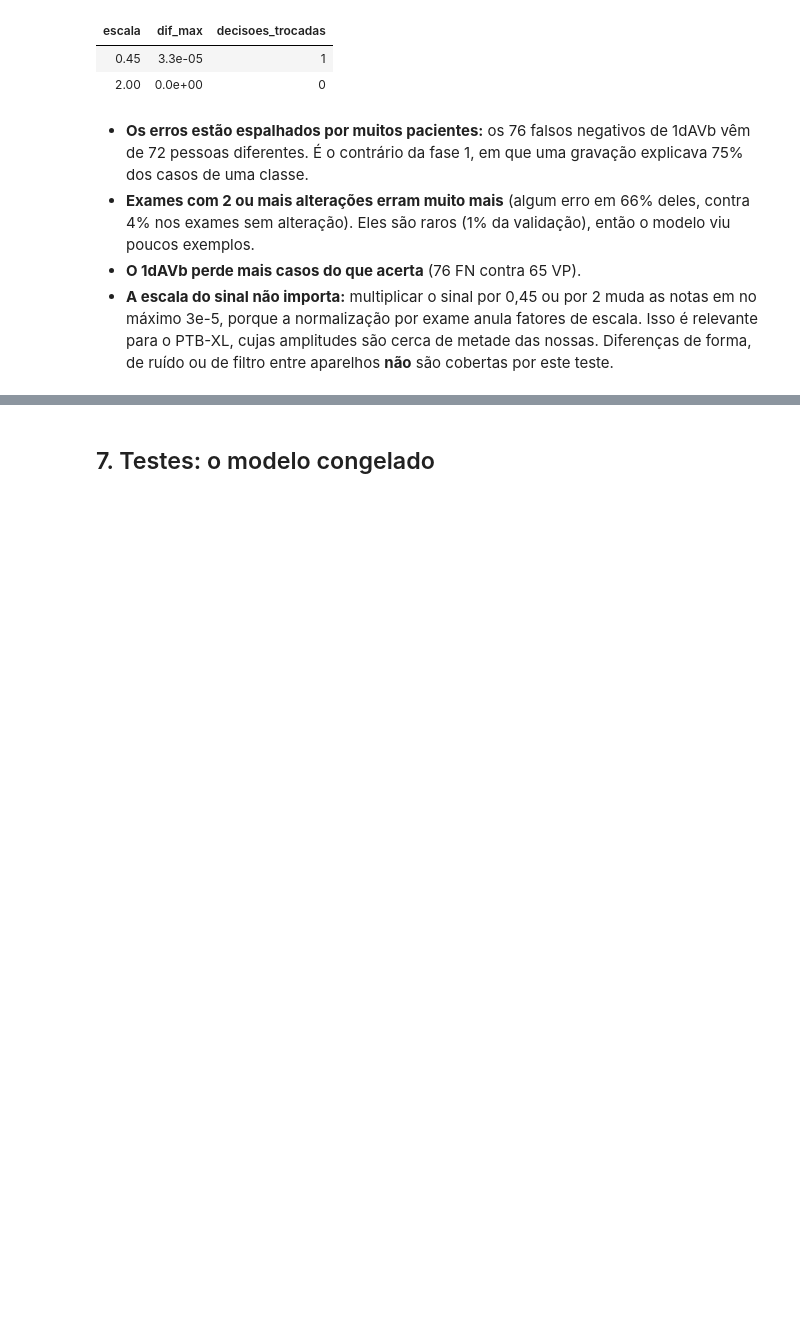
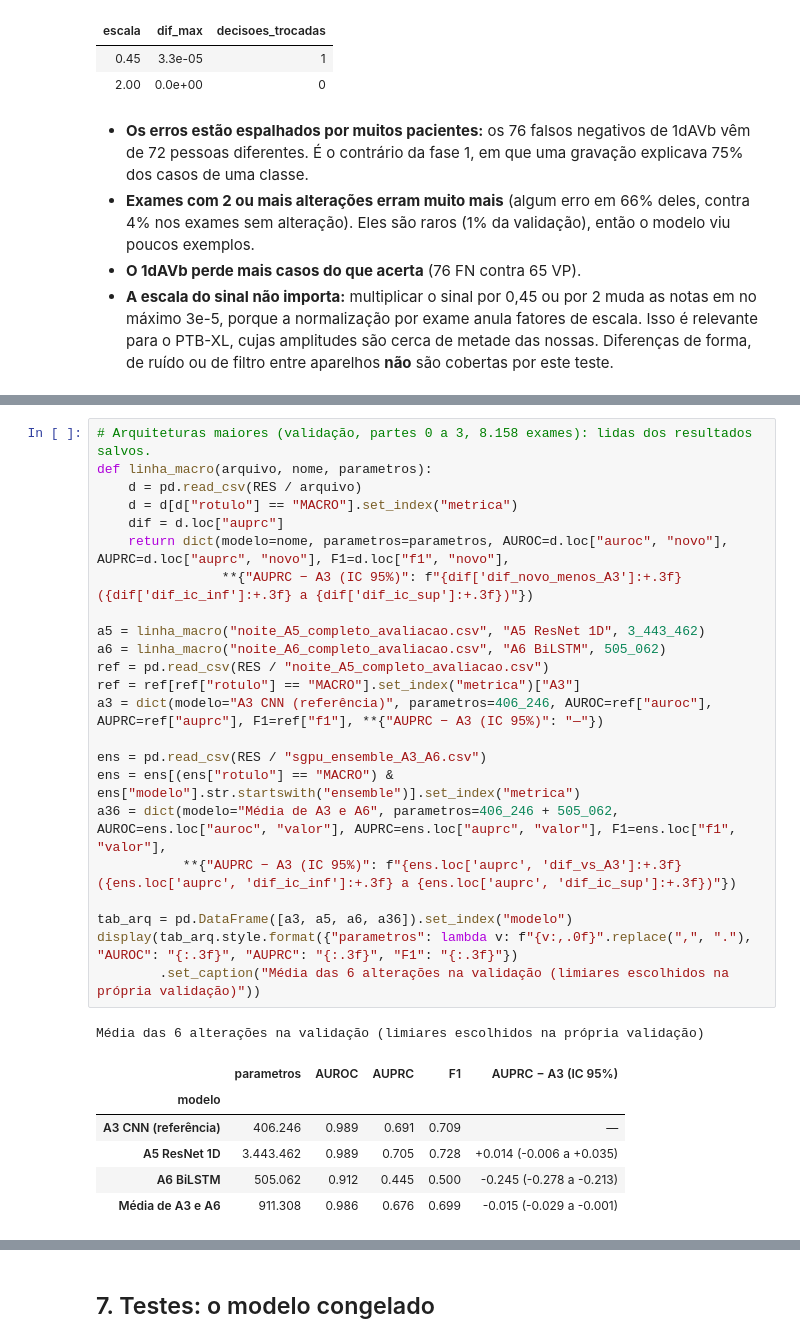
Before and after one commit to releventhal/Entrega-final-Insper-AI, a Jupyter notebook: projeto_ecg.ipynb, the cells around one changed output, grey strips where cells are left out. Drawn from its saved outputs; the diff is of its cells as text; blank space fills up the shorter version.

```diff
--- a/projeto_ecg.ipynb
+++ b/projeto_ecg.ipynb
@@ -715,0 +724,31 @@ Sinal multiplicado por um fator antes da normalização: mudança máxima nas no
+# %%
+# Arquiteturas maiores (validação, partes 0 a 3, 8.158 exames): lidas dos resultados salvos.
+def linha_macro(arquivo, nome, parametros):
+    d = pd.read_csv(RES / arquivo)
+    d = d[d["rotulo"] == "MACRO"].set_index("metrica")
+    dif = d.loc["auprc"]
+    return dict(modelo=nome, parametros=parametros, AUROC=d.loc["auroc", "novo"], AUPRC=d.loc["auprc", "novo"], F1=d.loc["f1", "novo"],
+                **{"AUPRC − A3 (IC 95%)": f"{dif['dif_novo_menos_A3']:+.3f} ({dif['dif_ic_inf']:+.3f} a {dif['dif_ic_sup']:+.3f})"})
+
+a5 = linha_macro("noite_A5_completo_avaliacao.csv", "A5 ResNet 1D", 3_443_462)
+a6 = linha_macro("noite_A6_completo_avaliacao.csv", "A6 BiLSTM", 505_062)
+ref = pd.read_csv(RES / "noite_A5_completo_avaliacao.csv")
+ref = ref[ref["rotulo"] == "MACRO"].set_index("metrica")["A3"]
+a3 = dict(modelo="A3 CNN (referência)", parametros=406_246, AUROC=ref["auroc"], AUPRC=ref["auprc"], F1=ref["f1"], **{"AUPRC − A3 (IC 95%)": "—"})
+
+ens = pd.read_csv(RES / "sgpu_ensemble_A3_A6.csv")
+ens = ens[(ens["rotulo"] == "MACRO") & ens["modelo"].str.startswith("ensemble")].set_index("metrica")
+a36 = dict(modelo="Média de A3 e A6", parametros=406_246 + 505_062, AUROC=ens.loc["auroc", "valor"], AUPRC=ens.loc["auprc", "valor"], F1=ens.loc["f1", "valor"],
+           **{"AUPRC − A3 (IC 95%)": f"{ens.loc['auprc', 'dif_vs_A3']:+.3f} ({ens.loc['auprc', 'dif_ic_inf']:+.3f} a {ens.loc['auprc', 'dif_ic_sup']:+.3f})"})
+
+tab_arq = pd.DataFrame([a3, a5, a6, a36]).set_index("modelo")
+display(tab_arq.style.format({"parametros": lambda v: f"{v:,.0f}".replace(",", "."), "AUROC": "{:.3f}", "AUPRC": "{:.3f}", "F1": "{:.3f}"})
+        .set_caption("Média das 6 alterações na validação (limiares escolhidos na própria validação)"))
+# %% [output]
+Média das 6 alterações na validação (limiares escolhidos na própria validação)
+|  | parametros | AUROC | AUPRC | F1 | AUPRC − A3 (IC 95%) |
+| modelo |  |  |  |  |  |
+| A3 CNN (referência) | 406.246 | 0.989 | 0.691 | 0.709 | — |
+| A5 ResNet 1D | 3.443.462 | 0.989 | 0.705 | 0.728 | +0.014 (-0.006 a +0.035) |
+| A6 BiLSTM | 505.062 | 0.912 | 0.445 | 0.500 | -0.245 (-0.278 a -0.213) |
+| Média de A3 e A6 | 911.308 | 0.986 | 0.676 | 0.699 | -0.015 (-0.029 a -0.001) |
```
Also changed, not shown: parts of 21 cells of this notebook.
